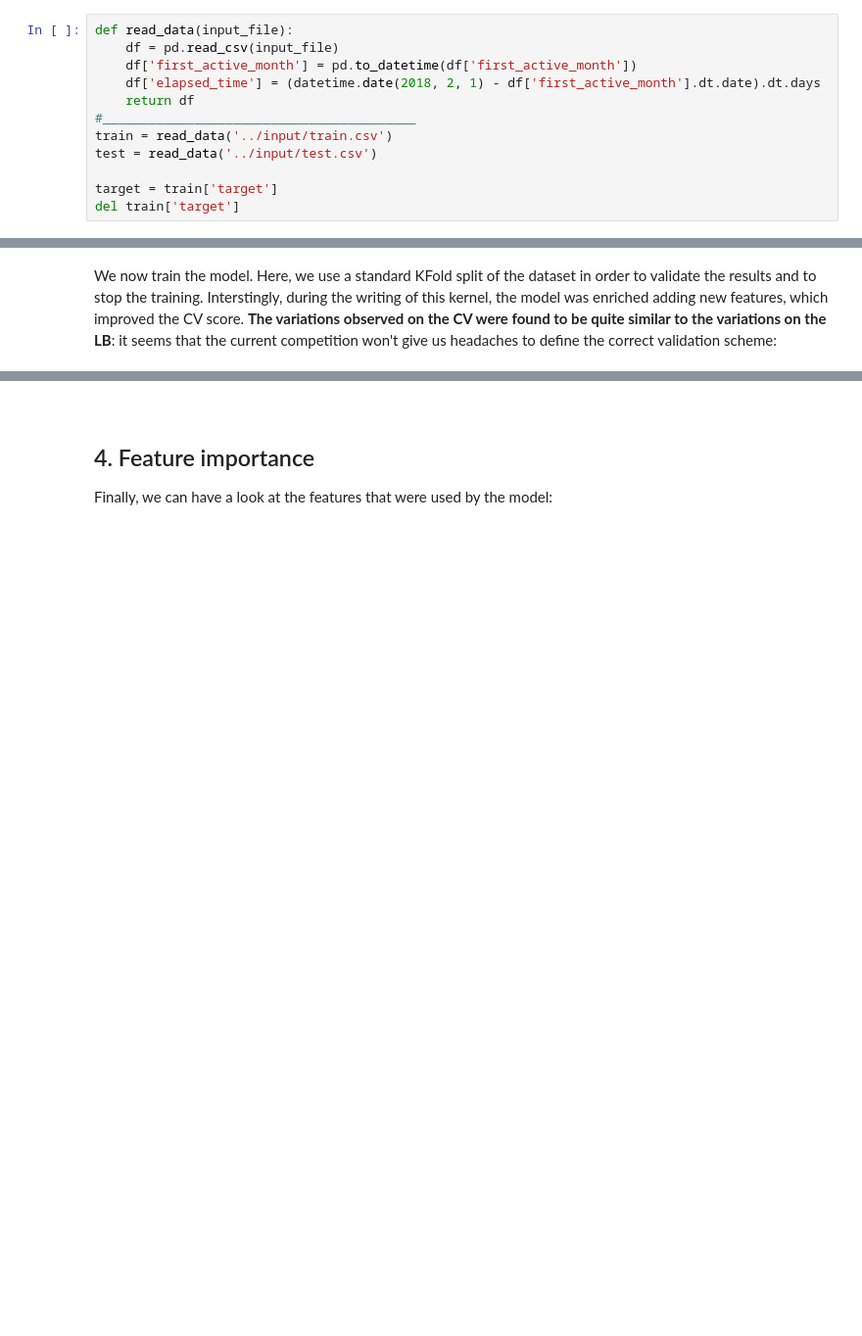
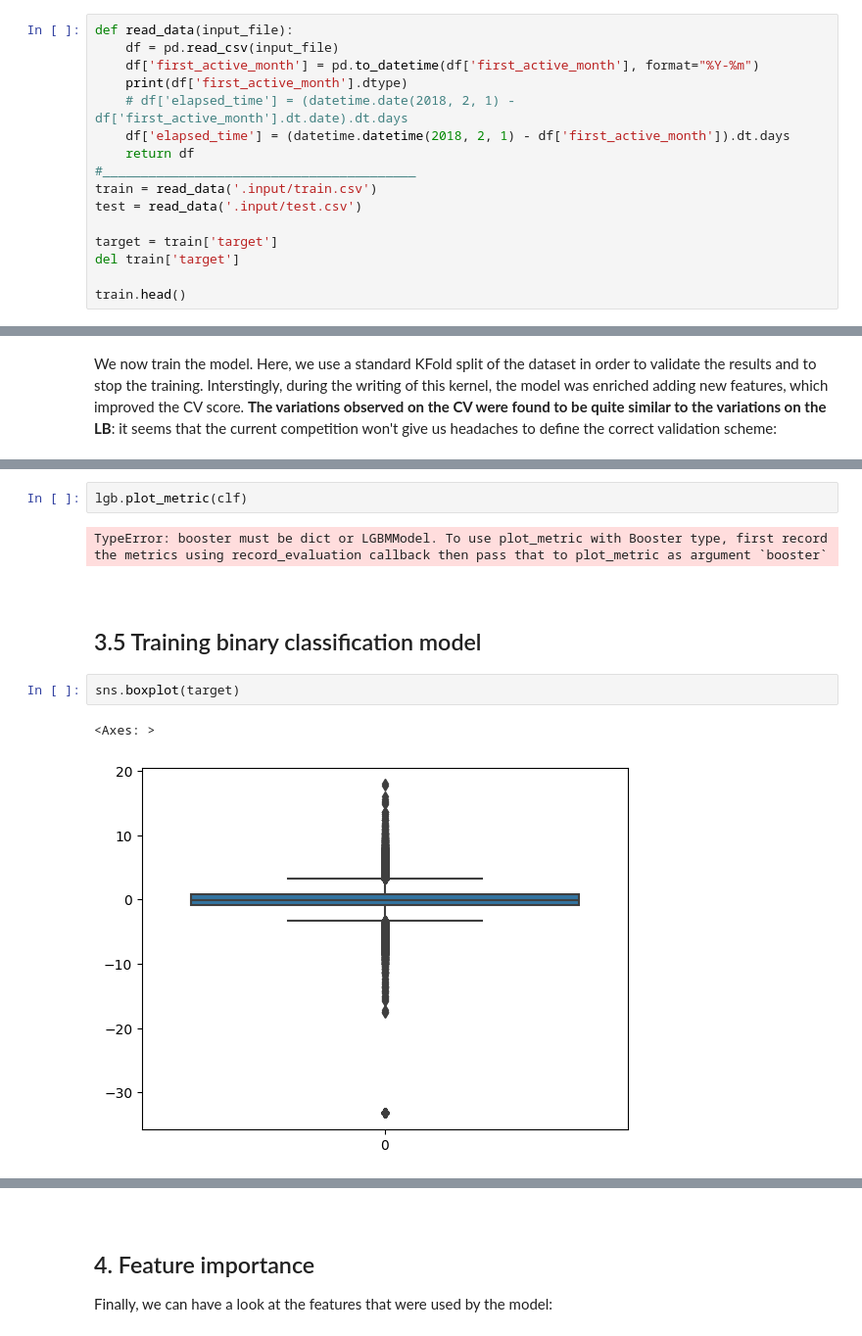
Before and after one commit to lkl303/CZ4041_Machine_Learning, a Jupyter notebook: elo-world.ipynb, the cells around one changed output, grey strips where cells are left out. Shown at 98% size. Drawn from its saved outputs; the diff is of its cells as text; blank space fills up the shorter version.

```diff
--- a/elo-world.ipynb
+++ b/elo-world.ipynb
@@ -86,12 +86,16 @@ We then load the main files, formatting the dates and extracting the target:
 # %%
 def read_data(input_file):
     df = pd.read_csv(input_file)
-    df['first_active_month'] = pd.to_datetime(df['first_active_month'])
-    df['elapsed_time'] = (datetime.date(2018, 2, 1) - df['first_active_month'].dt.date).dt.days
+    df['first_active_month'] = pd.to_datetime(df['first_active_month'], format="%Y-%m")
+    print(df['first_active_month'].dtype)
+    # df['elapsed_time'] = (datetime.date(2018, 2, 1) - df['first_active_month'].dt.date).dt.days
+    df['elapsed_time'] = (datetime.datetime(2018, 2, 1) - df['first_active_month']).dt.days
     return df
 #_________________________________________
-train = read_data('../input/train.csv')
-test = read_data('../input/test.csv')
+train = read_data('.input/train.csv')
+test = read_data('.input/test.csv')
 
 target = train['target']
 del train['target']
+
+train.head()
@@ -358,0 +427,12 @@ print("CV score: {:<8.5f}".format(mean_squared_error(oof, target)**0.5))
+# %%
+lgb.plot_metric(clf)
+# %% [output]
+TypeError: booster must be dict or LGBMModel. To use plot_metric with Booster type, first record the metrics using record_evaluation callback then pass that to plot_metric as argument `booster`
+# %% [markdown]
+<a id="3.5"></a> <br>
+## 3.5 Training binary classification model
+# %%
+sns.boxplot(target)
+# %% [output]
+<Axes: >
+[figure, added]
```
Also changed, not shown: parts of 23 cells of this notebook, 2 other files.
